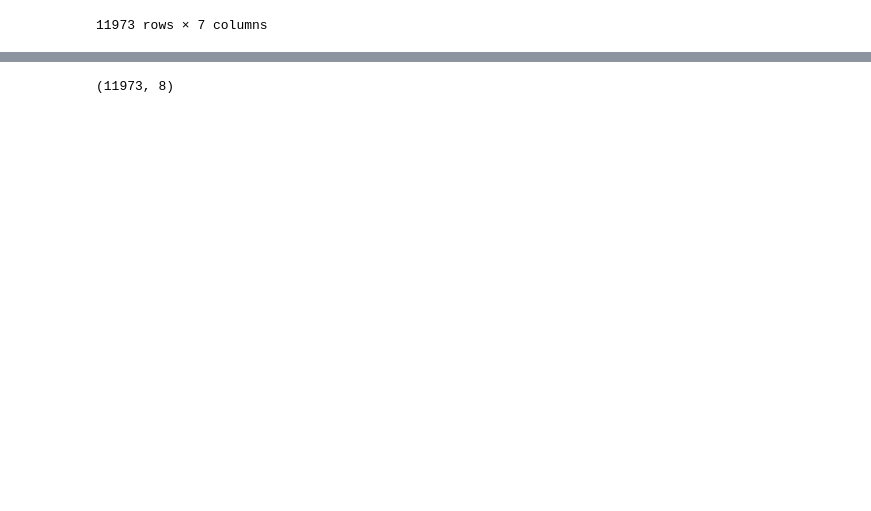
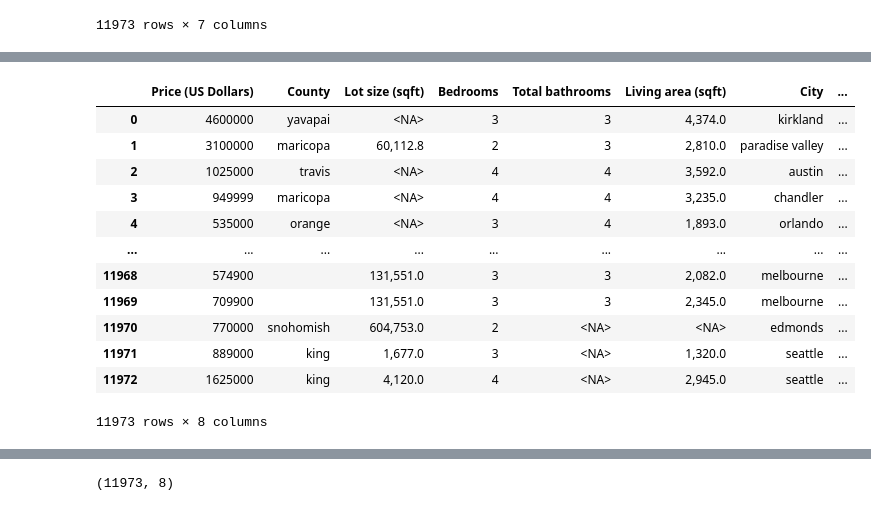
Before and after one commit to mosmtilk222/Data-Analysis-Projects, a Jupyter notebook: Houses_Analysis.ipynb, the cells around one changed output, grey strips where cells are left out. Drawn from its saved outputs; the diff is of its cells as text; code cells hidden in the pictures; blank space fills up the shorter version.

```diff
--- a/Houses_Analysis.ipynb
+++ b/Houses_Analysis.ipynb
@@ -122,4 +126,21 @@ df
 11973 rows × 8 columns
+# %%
+df = df.convert_dtypes()
+df
+# %% [output]
+|  | Price (US Dollars) | County | Lot size (sqft) | Bedrooms | Total bathrooms | Living area (sqft) | City | ... |
+| 0 | 4600000 | yavapai | <NA> | 3 | 3 | 4,374.0 | kirkland | ... |
+| 1 | 3100000 | maricopa | 60,112.8 | 2 | 3 | 2,810.0 | paradise valley | ... |
+| 2 | 1025000 | travis | <NA> | 4 | 4 | 3,592.0 | austin | ... |
+| 3 | 949999 | maricopa | <NA> | 4 | 4 | 3,235.0 | chandler | ... |
+| 4 | 535000 | orange | <NA> | 3 | 4 | 1,893.0 | orlando | ... |
+| ... | ... | ... | ... | ... | ... | ... | ... | ... |
+| 11968 | 574900 |  | 131,551.0 | 3 | 3 | 2,082.0 | melbourne | ... |
+| 11969 | 709900 |  | 131,551.0 | 3 | 3 | 2,345.0 | melbourne | ... |
+| 11970 | 770000 | snohomish | 604,753.0 | 2 | <NA> | <NA> | edmonds | ... |
+| 11971 | 889000 | king | 1,677.0 | 3 | <NA> | 1,320.0 | seattle | ... |
+| 11972 | 1625000 | king | 4,120.0 | 4 | <NA> | 2,945.0 | seattle | ... |
+11973 rows × 8 columns
 # %%
 df.dtypes
 # %% [output]
```
Also changed, not shown: parts of 11 cells of this notebook.
